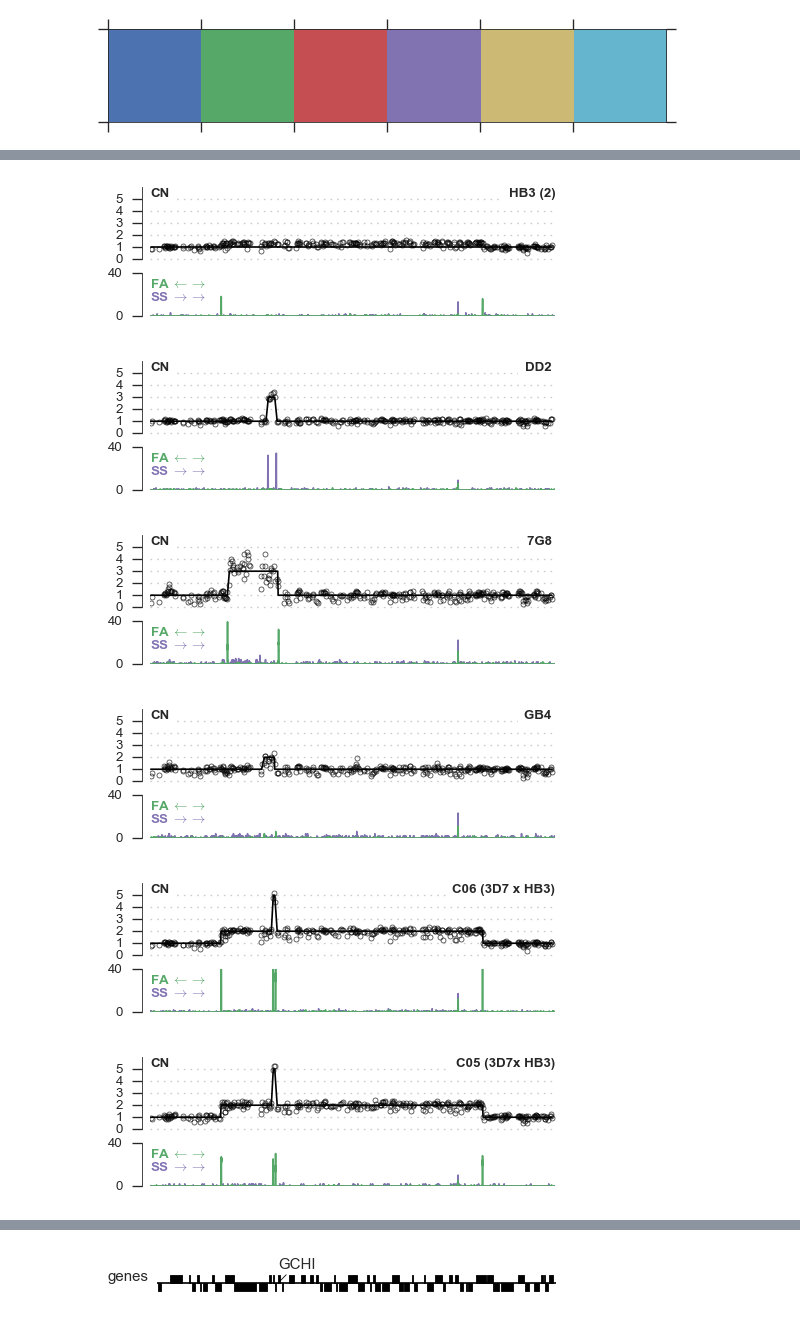
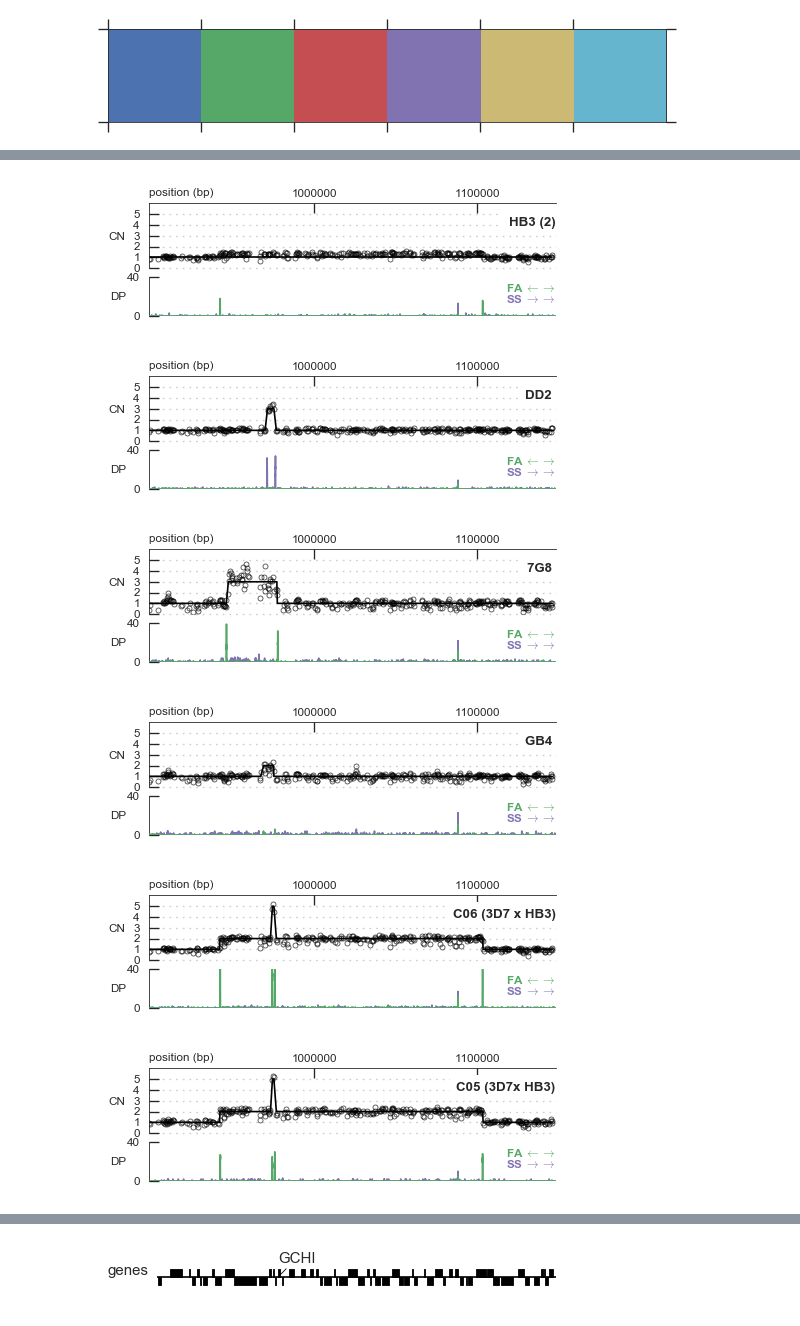
Before and after one commit to wtchg-kwiatkowski/pfx-paper-2015, a Jupyter notebook: main/notebooks/fig_cnv_gch1.ipynb, the cells around one changed output, grey strips where cells are left out. Cells and saved outputs as stored; diff of their text form; code cells hidden in the pictures.

```diff
--- a/main/notebooks/fig_cnv_gch1.ipynb
+++ b/main/notebooks/fig_cnv_gch1.ipynb
@@ -57,8 +63,8 @@ def plot_cnv_state(ax, run, chrom, start=0, stop=None, window_size=300, **kwargs
 chrom, start, stop = 'Pf3D7_12_v3', 899000, 1148000
 # %%
 width = 4
-height = 1
+height = 2
 fig, ax = plt.subplots(figsize=(width, height))
-plot_cnv_state(ax, 'ERR019054', chrom, start=start, stop=stop)
+plot_cnv_state(ax, 'ERR019054', chrom, start=start, stop=stop, xticks=[1000000, 1100000])
 fig.tight_layout()
 # %% [output]
@@ -193,24 +199,27 @@ sns.palplot(sns.color_palette())
 # %% [output]
 [figure]
 # %%
-def plot_cnv_evidence(fig, run, chrom, start, stop, label_axes=False, extra_label=''):
+def plot_cnv_evidence(fig, run, chrom, start, stop, xticks, label_axes=False, extra_label=''):
 
     gs = GridSpec(2, 1, height_ratios=[1, .6])
     palette = sns.color_palette()
 
     ax = fig.add_subplot(gs[0])
-    plot_cnv_state(ax, run, chrom, start=start, stop=stop)
+    plot_cnv_state(ax, run, chrom, start=start, stop=stop, xticks=xticks)
     if label_axes:
-        ax.text(0, 1, 'CN', fontsize=8, fontweight='bold', ha='left', va='top', transform=ax.transAxes, bbox=dict(facecolor='w', lw=0, alpha=1))
-    ax.text(1, 1, '%s %s' % (run2clone[run], extra_label),
+        ax.set_ylabel('CN', fontsize=7, rotation=0, fontweight='normal', ha='right', va='center')
+#         ax.text(0, 1, 'CN', fontsize=8, fontweight='bold', ha='left', va='top', transform=ax.transAxes, bbox=dict(facecolor='w', lw=0, alpha=1))
+    ax.text(1, .8, '%s %s' % (run2clone[run], extra_label),
             fontsize=8, fontweight='bold',
             ha='right', va='top',
             transform=ax.transAxes,
             bbox=dict(facecolor='w', lw=0, alpha=1))
+    ax.set_xlabel('position (bp)', ha='left', fontsize=7)
+    ax.xaxis.set_label_coords(0, 1.25)
 #     ax.set_ylabel('CN', fontsize=8, rotation=90, ha='right')
 
     ax = fig.add_subplot(gs[1])
-    sns.despine(ax=ax, offset=5, bottom=True, left=False)
+    sns.despine(ax=ax, offset=0, bottom=True, left=False)
     plot_coverage_inversion(ax, run, chrom, start=start, stop=stop, color=palette[3], lw=1)
 #     ax.set_ylabel(r'%DP',
 #                   rotation=90, ha='center', va='bottom',
@@ -219,16 +228,18 @@ def plot_cnv_evidence(fig, run, chrom, start, stop, label_axes=False, extra_labe
 #     ax.set_yticklabels([0, 10], fontsize=8)
     ax.set_xticks([])
     ax.set_yticks([0, 40])
-    ax.set_yticklabels(['0', '40'], fontsize=8)
+    ax.set_yticklabels(['0', '40'], fontsize=7)
+    ax.yaxis.set_tick_params(direction='in')
+    ax.set_ylabel('DP', rotation=0, fontsize=7, ha='center', va='center')
     ax.set_ylim(0, 40)
     if label_axes:
-        ax.text(0, .9, r'FA $\leftarrow$$\rightarrow$', color=palette[1], transform=ax.transAxes, ha='left', va='top',
-                fontsize=8, fontweight='bold')
-        ax.text(0, .6, r'SS $\rightarrow$$\rightarrow$', color=palette[3], transform=ax.transAxes, ha='left',va='top',
-                fontsize=8, fontweight='bold')
+        ax.text(1, .9, r'FA $\leftarrow$$\rightarrow$', color=palette[1], transform=ax.transAxes, ha='right', va='top',
+                fontsize=7, fontweight='bold')
+        ax.text(1, .6, r'SS $\rightarrow$$\rightarrow$', color=palette[3], transform=ax.transAxes, ha='right',va='top',
+                fontsize=7, fontweight='bold')
 
     ax = ax.twinx()
-    sns.despine(ax=ax, offset=5, bottom=True, right=True, left=True)
+    sns.despine(ax=ax, offset=0, bottom=True, right=True, left=True)
     plot_coverage_tandemdup(ax, run, chrom, start=start, stop=stop, color=palette[1], lw=1)
     ax.set_xticks([])
     ax.set_yticks([])
@@ -253,36 +264,36 @@ fig.savefig('../../artwork/main/fig4B.jpg', dpi=900, jpeg_quality=100)
 # %%
 fig = plt.figure(figsize=(4, 1.4))
-plot_cnv_evidence(fig, 'ERR012788', chrom, start, stop, extra_label='(2)', label_axes=True)
-fig.savefig('../../artwork/main/fig4B2.jpg', dpi=900, jpeg_quality=100)
+plot_cnv_evidence(fig, 'ERR012788', chrom, start, stop, extra_label='(2)', xticks=[1000000, 1100000], label_axes=True)
+fig.savefig('../../artwork/main/fig4B2.jpg', dpi=900, jpeg_quality=100, bbox_inches='tight')
 # %% [output]
-[figure, old version]
+[figure, new version]
 # %%
 fig = plt.figure(figsize=(4, 1.4))
-plot_cnv_evidence(fig, 'ERR012840', chrom, start, stop, label_axes=True)
-fig.savefig('../../artwork/main/fig4C.jpg', dpi=900, jpeg_quality=100)
+plot_cnv_evidence(fig, 'ERR012840', chrom, start, stop, xticks=[1000000, 1100000], label_axes=True)
+fig.savefig('../../artwork/main/fig4C.jpg', dpi=900, jpeg_quality=100, bbox_inches='tight')
 # %% [output]
-[figure, old version]
+[figure, new version]
 # %%
 fig = plt.figure(figsize=(4, 1.4))
-plot_cnv_evidence(fig, 'ERR027099', chrom, start, stop, label_axes=True)
-fig.savefig('../../artwork/main/fig4D.jpg', dpi=900, jpeg_quality=100)
+plot_cnv_evidence(fig, 'ERR027099', chrom, start, stop, xticks=[1000000, 1100000], label_axes=True)
+fig.savefig('../../artwork/main/fig4D.jpg', dpi=900, jpeg_quality=100, bbox_inches='tight')
 # %% [output]
-[figure, old version]
+[figure, new version]
 # %%
 fig = plt.figure(figsize=(4, 1.4))
-plot_cnv_evidence(fig, 'ERR027100', chrom, start, stop, label_axes=True)
-fig.savefig('../../artwork/main/fig4E.jpg', dpi=900, jpeg_quality=100)
+plot_cnv_evidence(fig, 'ERR027100', chrom, start, stop, xticks=[1000000, 1100000], label_axes=True)
+fig.savefig('../../artwork/main/fig4E.jpg', dpi=900, jpeg_quality=100, bbox_inches='tight')
 # %% [output]
-[figure, old version]
+[figure, new version]
 # %%
 fig = plt.figure(figsize=(4, 1.4))
-plot_cnv_evidence(fig, 'ERR019055', chrom, start, stop, extra_label='(3D7 x HB3)', label_axes=True)
+plot_cnv_evidence(fig, 'ERR019055', chrom, start, stop, xticks=[1000000, 1100000], extra_label='(3D7 x HB3)', label_axes=True)
 # %% [output]
-[figure, old version]
+[figure, new version]
 # %%
 fig = plt.figure(figsize=(4, 1.4))
-plot_cnv_evidence(fig, 'ERR019065', chrom, start, stop, extra_label='(3D7x HB3)', label_axes=True)
+plot_cnv_evidence(fig, 'ERR019065', chrom, start, stop, xticks=[1000000, 1100000], extra_label='(3D7x HB3)', label_axes=True)
 # %% [output]
-[figure, old version]
+[figure, new version]
 # %%
 fig = plt.figure(figsize=(4, 1.4))
```
Also changed, not shown: parts of 18 cells of this notebook, 13 other files.
